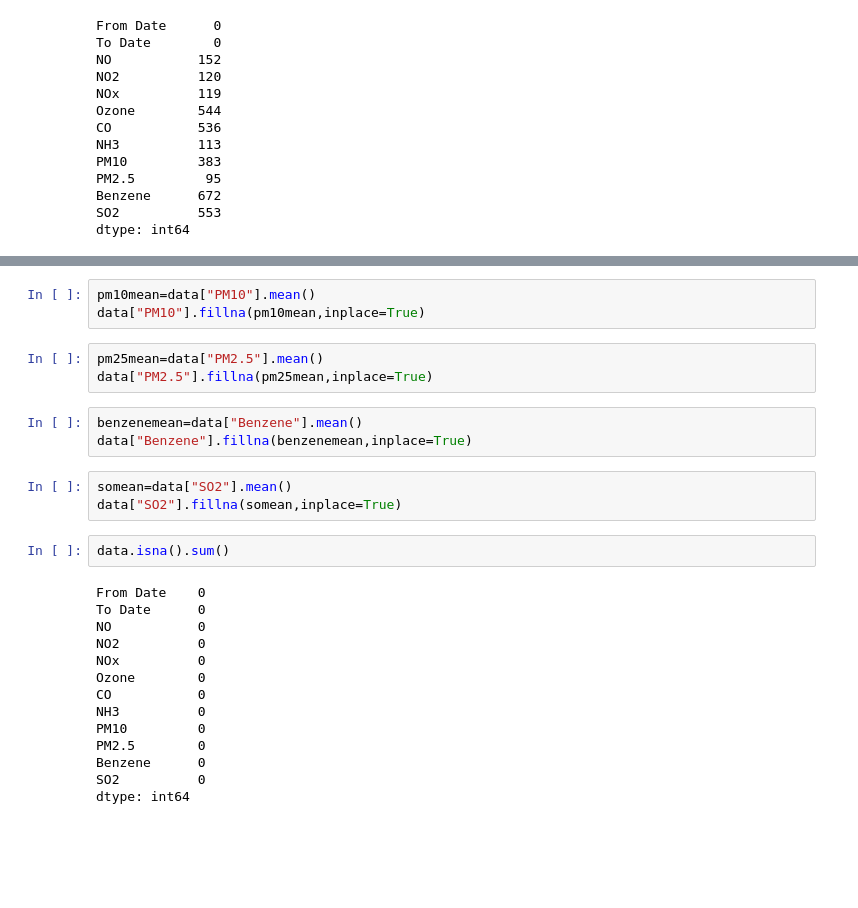
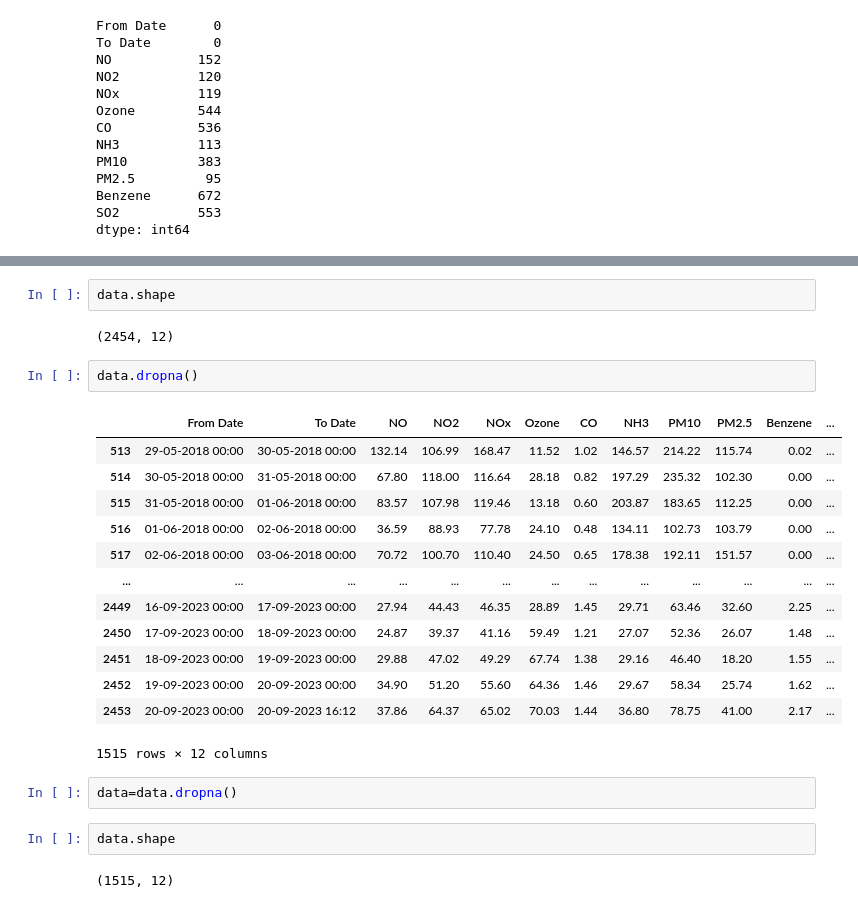
Before and after one commit to aniketTCodes/Mini-Project, a Jupyter notebook: LinearRegression.ipynb, the cells around one changed output, grey strips where cells are left out. Drawn from its saved outputs; the diff is of its cells as text; blank space fills up the shorter version.

```diff
--- a/LinearRegression.ipynb
+++ b/LinearRegression.ipynb
@@ -83,28 +57,26 @@ data["NH3"].fillna(nh3mean,inplace=True)
-# %%
-pm10mean=data["PM10"].mean()
-data["PM10"].fillna(pm10mean,inplace=True)
-# %%
-pm25mean=data["PM2.5"].mean()
-data["PM2.5"].fillna(pm25mean,inplace=True)
-# %%
-benzenemean=data["Benzene"].mean()
-data["Benzene"].fillna(benzenemean,inplace=True)
-# %%
-somean=data["SO2"].mean()
-data["SO2"].fillna(somean,inplace=True)
-# %%
-data.isna().sum()
-# %% [output]
-From Date    0
-To Date      0
-NO           0
-NO2          0
-NOx          0
-Ozone        0
-CO           0
-NH3          0
-PM10         0
-PM2.5        0
-Benzene      0
-SO2          0
-dtype: int64
+# %%
+data.shape
+# %% [output]
+(2454, 12)
+# %%
+data.dropna()
+# %% [output]
+|  | From Date | To Date | NO | NO2 | NOx | Ozone | CO | NH3 | PM10 | PM2.5 | Benzene | ... |
+| 513 | 29-05-2018 00:00 | 30-05-2018 00:00 | 132.14 | 106.99 | 168.47 | 11.52 | 1.02 | 146.57 | 214.22 | 115.74 | 0.02 | ... |
+| 514 | 30-05-2018 00:00 | 31-05-2018 00:00 | 67.80 | 118.00 | 116.64 | 28.18 | 0.82 | 197.29 | 235.32 | 102.30 | 0.00 | ... |
+| 515 | 31-05-2018 00:00 | 01-06-2018 00:00 | 83.57 | 107.98 | 119.46 | 13.18 | 0.60 | 203.87 | 183.65 | 112.25 | 0.00 | ... |
+| 516 | 01-06-2018 00:00 | 02-06-2018 00:00 | 36.59 | 88.93 | 77.78 | 24.10 | 0.48 | 134.11 | 102.73 | 103.79 | 0.00 | ... |
+| 517 | 02-06-2018 00:00 | 03-06-2018 00:00 | 70.72 | 100.70 | 110.40 | 24.50 | 0.65 | 178.38 | 192.11 | 151.57 | 0.00 | ... |
+| ... | ... | ... | ... | ... | ... | ... | ... | ... | ... | ... | ... | ... |
+| 2449 | 16-09-2023 00:00 | 17-09-2023 00:00 | 27.94 | 44.43 | 46.35 | 28.89 | 1.45 | 29.71 | 63.46 | 32.60 | 2.25 | ... |
+| 2450 | 17-09-2023 00:00 | 18-09-2023 00:00 | 24.87 | 39.37 | 41.16 | 59.49 | 1.21 | 27.07 | 52.36 | 26.07 | 1.48 | ... |
+| 2451 | 18-09-2023 00:00 | 19-09-2023 00:00 | 29.88 | 47.02 | 49.29 | 67.74 | 1.38 | 29.16 | 46.40 | 18.20 | 1.55 | ... |
+| 2452 | 19-09-2023 00:00 | 20-09-2023 00:00 | 34.90 | 51.20 | 55.60 | 64.36 | 1.46 | 29.67 | 58.34 | 25.74 | 1.62 | ... |
+| 2453 | 20-09-2023 00:00 | 20-09-2023 16:12 | 37.86 | 64.37 | 65.02 | 70.03 | 1.44 | 36.80 | 78.75 | 41.00 | 2.17 | ... |
+1515 rows × 12 columns
+# %%
+data=data.dropna()
+# %%
+data.shape
+# %% [output]
+(1515, 12)
```
Also changed, not shown: parts of 23 cells of this notebook, 1 other file.
